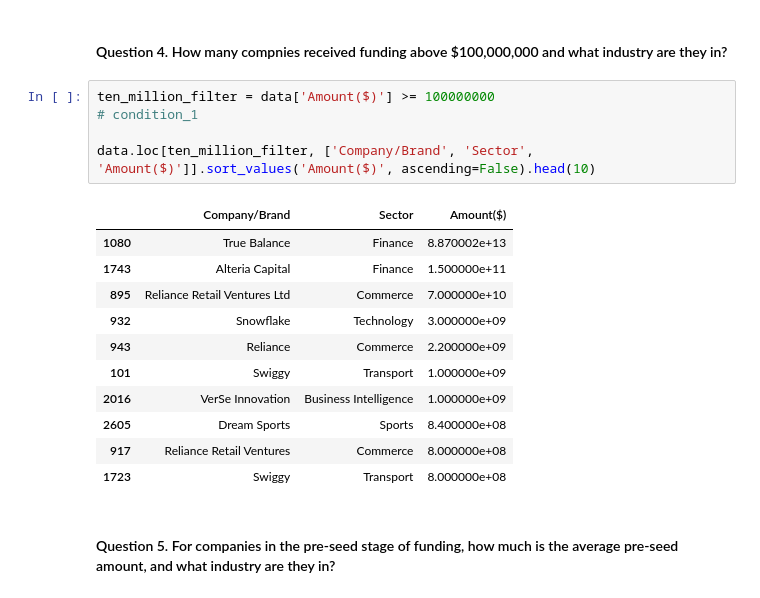
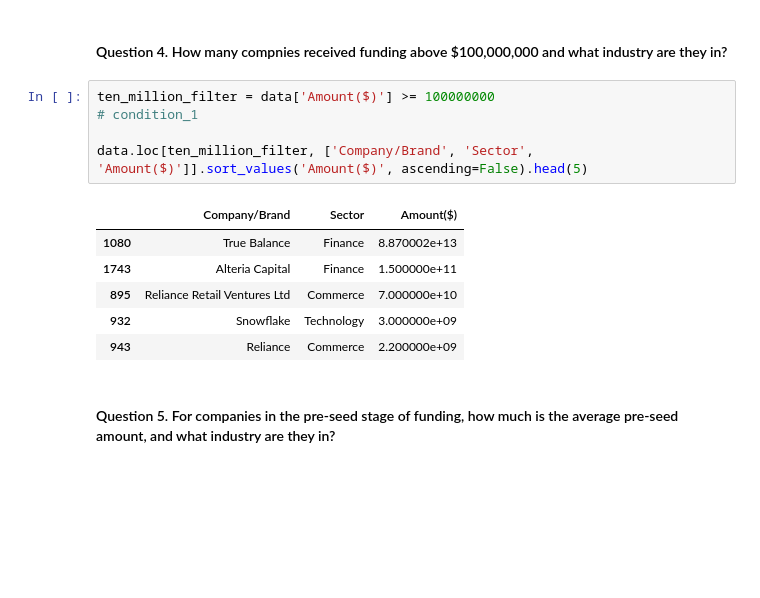
Before and after one commit to coderacheal/Indian-Startup-Ecosystem-Analysis, a Jupyter notebook: indian-startup.ipynb, the cells around one changed output. Saved outputs shown, nothing was run; the diff lists cells and outputs as text; blank space fills up the shorter version.

```diff
--- a/indian-startup.ipynb
+++ b/indian-startup.ipynb
@@ -847,20 +847,15 @@ highest_funding
 # %%
 ten_million_filter = data['Amount($)'] >= 100000000
 # condition_1
 
-data.loc[ten_million_filter, ['Company/Brand', 'Sector', 'Amount($)']].sort_values('Amount($)', ascending=False).head(10)
+data.loc[ten_million_filter, ['Company/Brand', 'Sector', 'Amount($)']].sort_values('Amount($)', ascending=False).head(5)
 # %% [output]
 |  | Company/Brand | Sector | Amount($) |
 | 1080 | True Balance | Finance | 8.870002e+13 |
 | 1743 | Alteria Capital | Finance | 1.500000e+11 |
 | 895 | Reliance Retail Ventures Ltd | Commerce | 7.000000e+10 |
 | 932 | Snowflake | Technology | 3.000000e+09 |
 | 943 | Reliance | Commerce | 2.200000e+09 |
-| 101 | Swiggy | Transport | 1.000000e+09 |
-| 2016 | VerSe Innovation | Business Intelligence | 1.000000e+09 |
-| 2605 | Dream Sports | Sports | 8.400000e+08 |
-| 917 | Reliance Retail Ventures | Commerce | 8.000000e+08 |
-| 1723 | Swiggy | Transport | 8.000000e+08 |
 # %% [markdown]
 #### Question 5. For companies in the pre-seed stage of funding, how much is the average pre-seed amount, and what industry are they in?
 # %%
```
Also changed, not shown: 1 other file.
